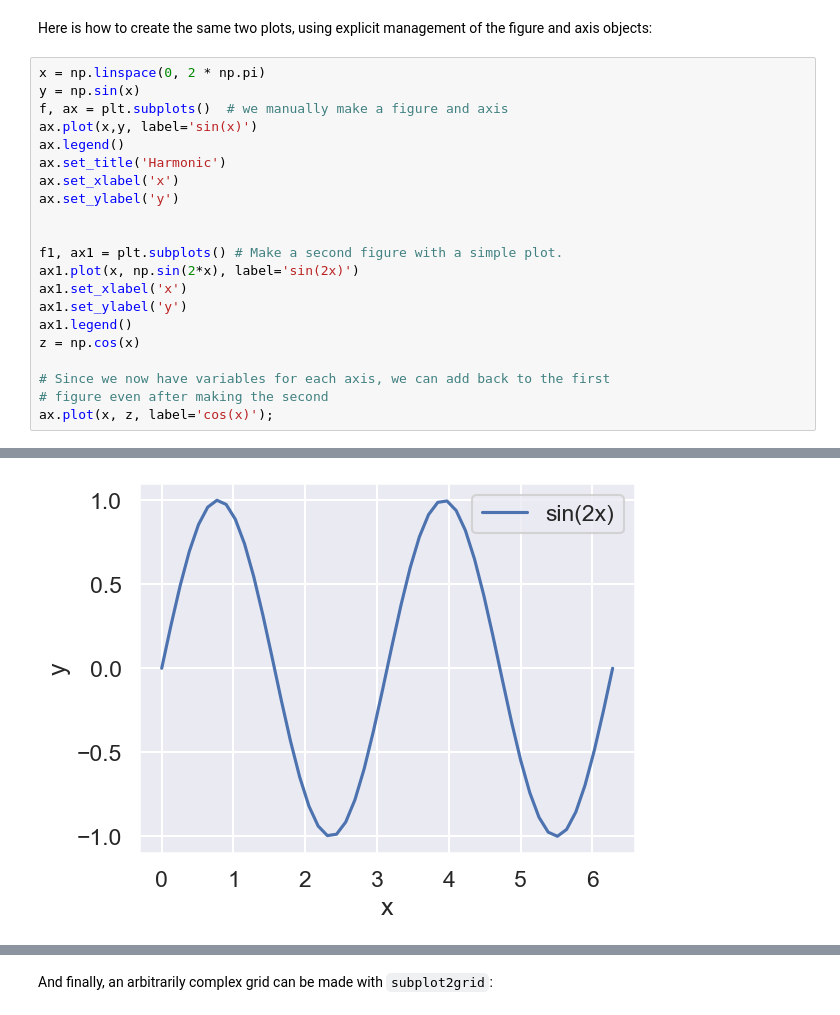
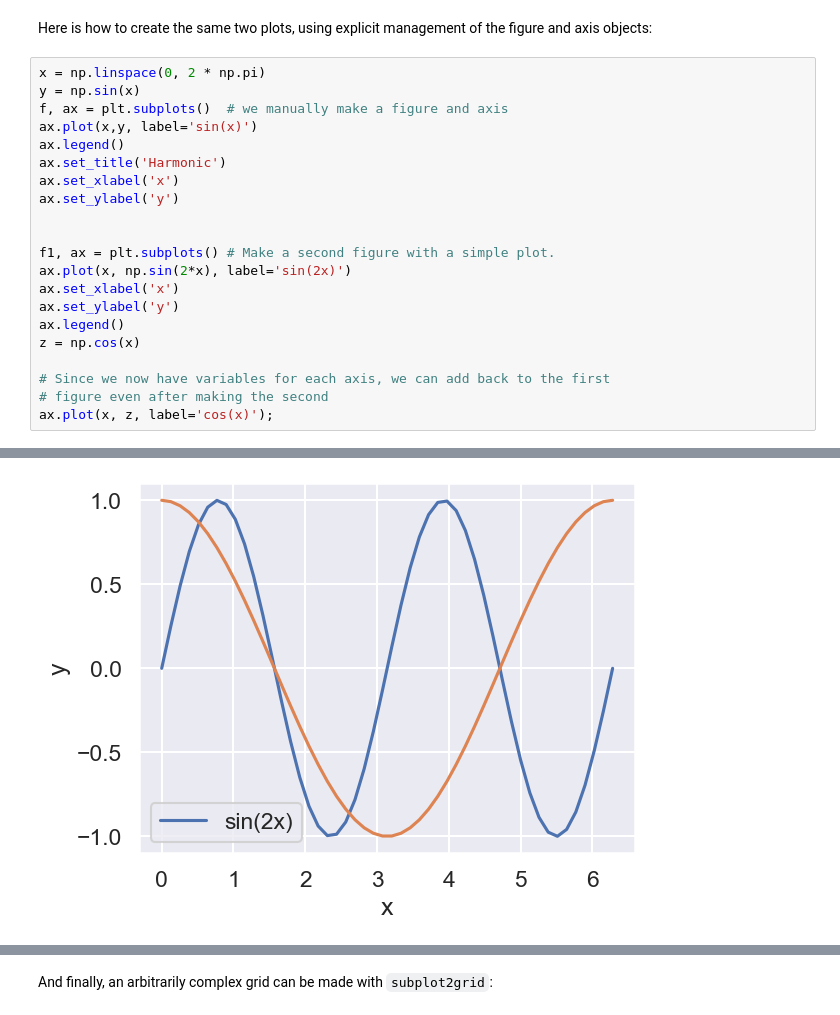
Before and after one commit to Victor-L-Almgren/Labs-and-exersizes, a Jupyter notebook: 7. Principles and Techniques for Data Science/Lab02/LAB02.ipynb, the cells around one changed output, grey strips where cells are left out. Saved outputs shown, nothing was run; the diff lists cells and outputs as text.

```diff
--- a/7. Principles and Techniques for Data Science/Lab02/LAB02.ipynb
+++ b/7. Principles and Techniques for Data Science/Lab02/LAB02.ipynb
@@ -330,11 +437,11 @@ ax.set_xlabel('x')
 ax.set_ylabel('y')
 
 
-f1, ax1 = plt.subplots() # Make a second figure with a simple plot.
-ax1.plot(x, np.sin(2*x), label='sin(2x)')
-ax1.set_xlabel('x')
-ax1.set_ylabel('y')
-ax1.legend()
+f1, ax = plt.subplots() # Make a second figure with a simple plot.
+ax.plot(x, np.sin(2*x), label='sin(2x)')
+ax.set_xlabel('x')
+ax.set_ylabel('y')
+ax.legend()
 z = np.cos(x)
 
 # Since we now have variables for each axis, we can add back to the first
@@ -345,4 +452,4 @@ ax.plot(x, z, label='cos(x)');
-[figure, old version]
+[figure, new version]
 # %%
 x = np.linspace(0, 2*np.pi, 400)
 y = np.sin(x**2)
```
Also changed, not shown: parts of 41 cells of this notebook, 2 other files.
